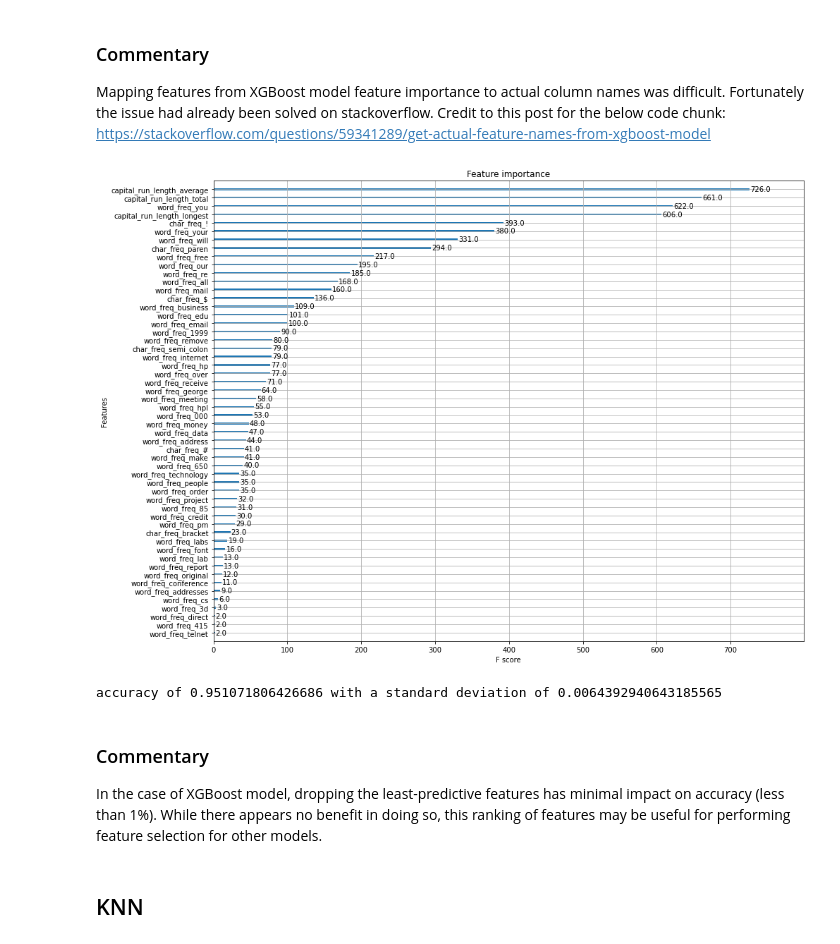
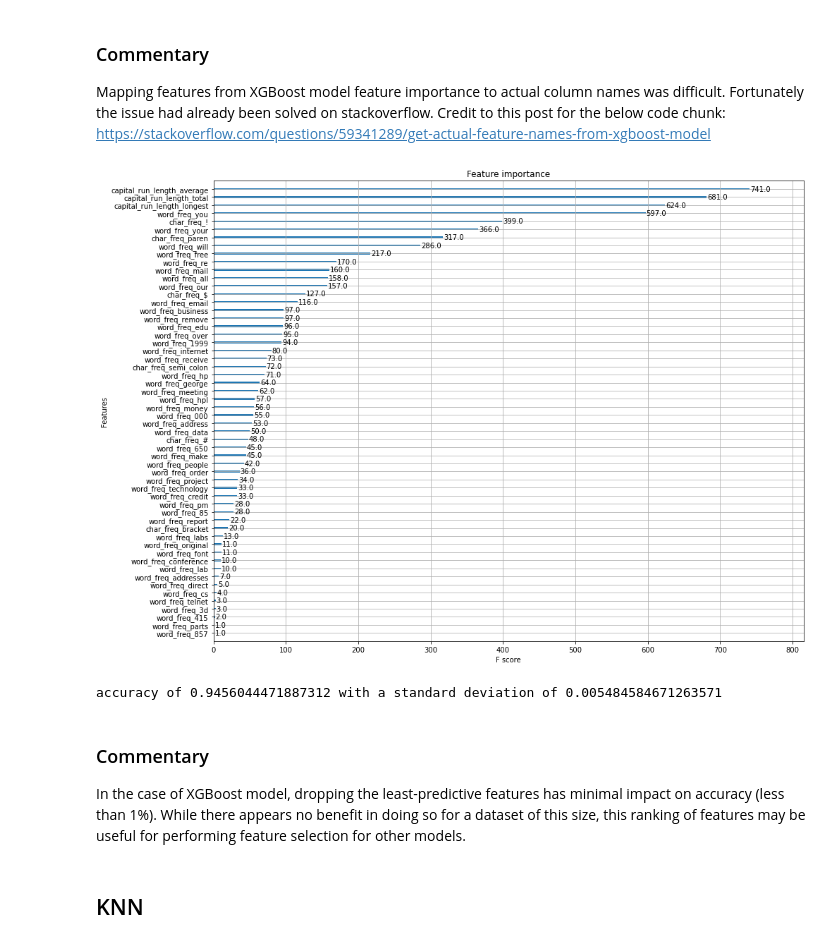
Before and after one commit to jentlapalm/ML_Assignment3, a Jupyter notebook: ML Assignment #3.ipynb, the cells around one changed output. Saved outputs shown, nothing was run; the diff lists cells and outputs as text; code cells hidden in the pictures.

```diff
--- a/ML Assignment #3.ipynb
+++ b/ML Assignment #3.ipynb
@@ -6,15 +6,22 @@ import pandas as pd
 import numpy as np
 import re
 
-# load spambase dataset
-df=pd.read_csv(r"C:\Users\Jent\Documents\College\Emory\Machine Learning II\Assignment 3\spambase.data",header=None)
+# load spambase dataset PC
+# df=pd.read_csv(r"C:\Users\Jent\Documents\College\Emory\Machine Learning II\Assignment 3\spambase.data",header=None)
+
+# load spambase dataset LAPTOP
+df=pd.read_csv(r"C:\Users\jentl\Documents\Emory\Spring 2022\Machine Learning II\Assignment 3\spambase.data",header=None)
 # %%
 # turning off warnings for better readability
 import warnings
 warnings.filterwarnings('ignore') #'ignore' to turn warnings off, 'default' to restore
 # %%
-# getting column names
-with open(r"C:\Users\Jent\Documents\College\Emory\Machine Learning II\Assignment 3\spambase.names") as f:
+# getting column names, PC
+#with open(r"C:\Users\Jent\Documents\College\Emory\Machine Learning II\Assignment 3\spambase.names") as f:
+#    lines = f.readlines()
+
+# getting column names, LAPTOP
+with open(r"C:\Users\jentl\Documents\Emory\Spring 2022\Machine Learning II\Assignment 3\spambase.names") as f:
     lines = f.readlines()
 
 # initialize empty list
@@ -165,12 +189,12 @@ best accuracy 0.9501207847215452
 # %%
-# using
+# using bayesian search to further tune hyperparameters
 from skopt import BayesSearchCV
 from skopt.space import Real, Categorical, Integer
 
 params={'xgbm__subsample':Real(0.1,1,prior='log-uniform'),
        'xgbm__max_depth':Integer(10,20),
        'xgbm__colsample_bytree':Real(0.5,1,prior='log-uniform'),
-       'xgbm__eta':Real(0.1,0.5,prior='log-uniform')}
+       'xgbm__eta':Real(0.01,0.5,prior='log-uniform')}
 
 bs=BayesSearchCV(estimator=xgb_pipeline,search_spaces=params,n_iter=10,scoring='accuracy',cv=4,verbose=0)
 bs.fit(X,y)
@@ -284,30 +332,29 @@ https://stackoverflow.com/questions/59341289/get-actual-feature-names-from-xgboo
 # %%
 # create dict to use later
 myfeatures = X.columns
 dict_features = dict(enumerate(myfeatures))
 
 # feat importance with names f1,f2,...
 axsub = xgb.plot_importance(xgb_pipeline2['xgbm'])
 
 # get the original names back
 Text_yticklabels = list(axsub.get_yticklabels())
-dict_features = dict(enumerate(myfeatures))
 lst_yticklabels = [ Text_yticklabels[i].get_text().lstrip('f') for i in range(len(Text_yticklabels))]
 lst_yticklabels = [ dict_features[int(i)] for i in lst_yticklabels]
 
 axsub.set_yticklabels(lst_yticklabels)
 plt.show()
 # %% [output]
-[figure, old version]
+[figure, new version]
 # %%
 # How does the model perform when dropping the 10 least important features?
-scores2 = cross_val_score(xgbm_best, X.drop(lst_yticklabels[0:10],axis=1), y, cv=4, scoring='accuracy')
+scores2 = cross_val_score(rs.best_estimator_, X.drop(lst_yticklabels[0:10],axis=1), y, cv=4, scoring='accuracy')
 print("accuracy of", scores2.mean(), 'with a standard deviation of', scores2.std())
 # %% [output]
-accuracy of 0.951071806426686 with a standard deviation of 0.0064392940643185565
+accuracy of 0.9456044471887312 with a standard deviation of 0.005484584671263571
 # %% [markdown]
 ### Commentary
-In the case of XGBoost model, dropping the least-predictive features has minimal impact on accuracy (less than 1%). While there appears no benefit in doing so, this ranking of features may be useful for performing feature selection for other models.
+In the case of XGBoost model, dropping the least-predictive features has minimal impact on accuracy (less than 1%). While there appears no benefit in doing so for a dataset of this size, this ranking of features may be useful for performing feature selection for other models.
 # %% [markdown]
 ## KNN
 # %%
```
Also changed, not shown: parts of 28 cells of this notebook.
